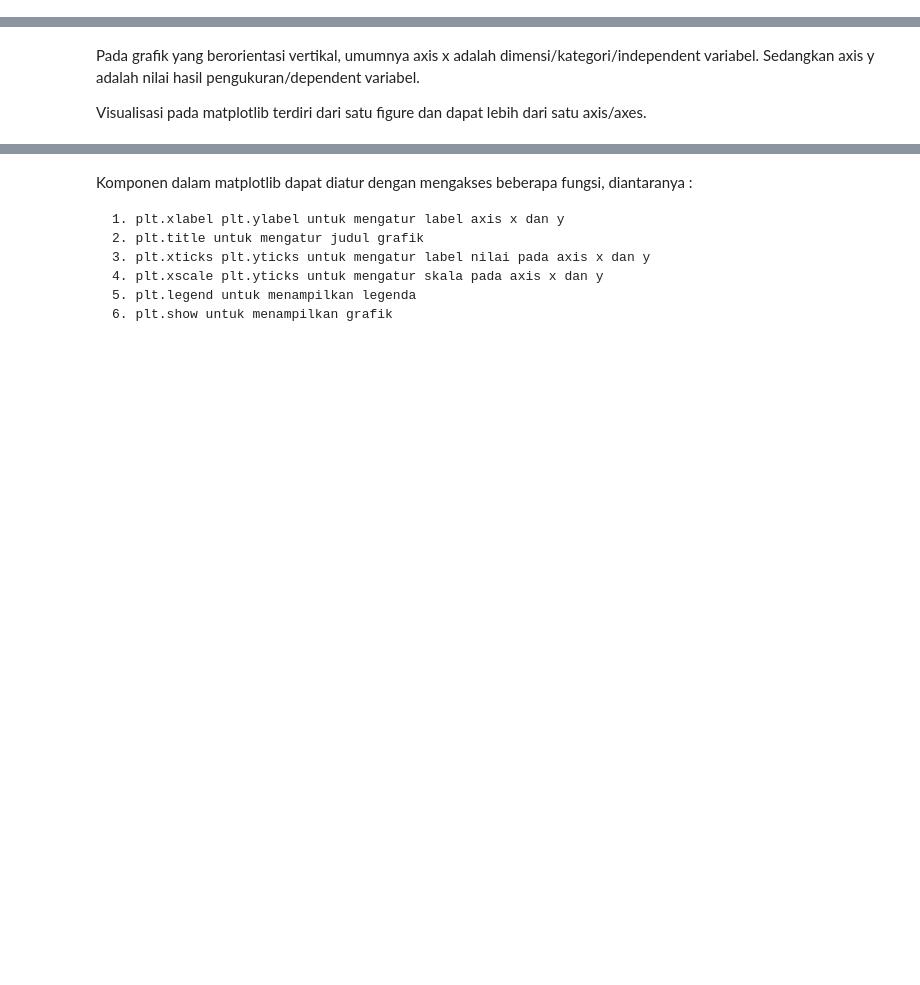
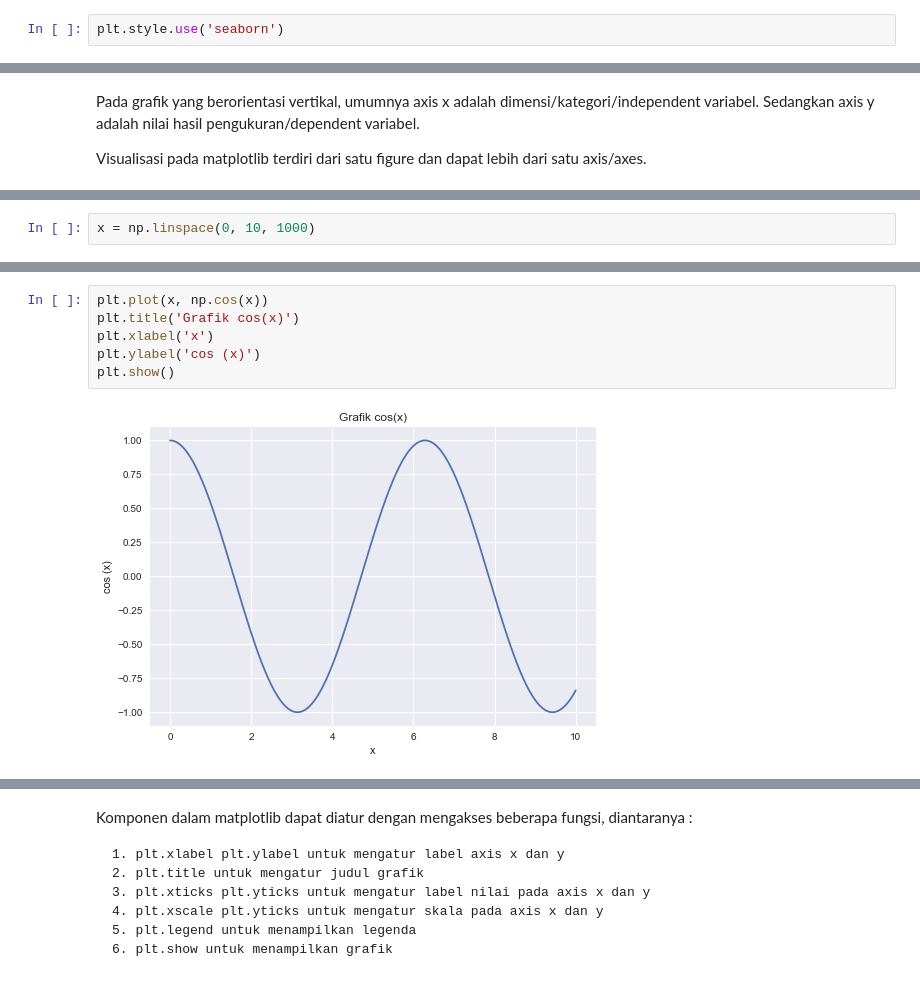
Before and after one commit to mdsatria/dataviz_course, a Jupyter notebook: notebook/3. Dasar Visualisasi & Visualisasi Perbandingan di Python.ipynb, the cells around one changed output, grey strips where cells are left out. Cells and saved outputs as stored; diff of their text form; blank space fills up the shorter version.

```diff
--- a/notebook/3. Dasar Visualisasi & Visualisasi Perbandingan di Python.ipynb
+++ b/notebook/3. Dasar Visualisasi & Visualisasi Perbandingan di Python.ipynb
@@ -32,3 +59,5 @@ Ada dua cara untuk plotting grafik di IPython Notebook, yaitu :
+# %%
+plt.style.use('seaborn')
 # %% [markdown]
 ### Bagan Grafik matplotlib
 # %% [markdown]
@@ -39,0 +71,2 @@ Visualisasi pada matplotlib terdiri dari satu figure dan dapat lebih dari satu a
+# %%
+x = np.linspace(0, 10, 1000)
@@ -39,0 +94,8 @@ Visualisasi pada matplotlib terdiri dari satu figure dan dapat lebih dari satu a
+# %%
+plt.plot(x, np.cos(x))
+plt.title('Grafik cos(x)')
+plt.xlabel('x')
+plt.ylabel('cos (x)')
+plt.show()
+# %% [output]
+[figure, added]
```
Also changed, not shown: parts of 59 cells of this notebook.
